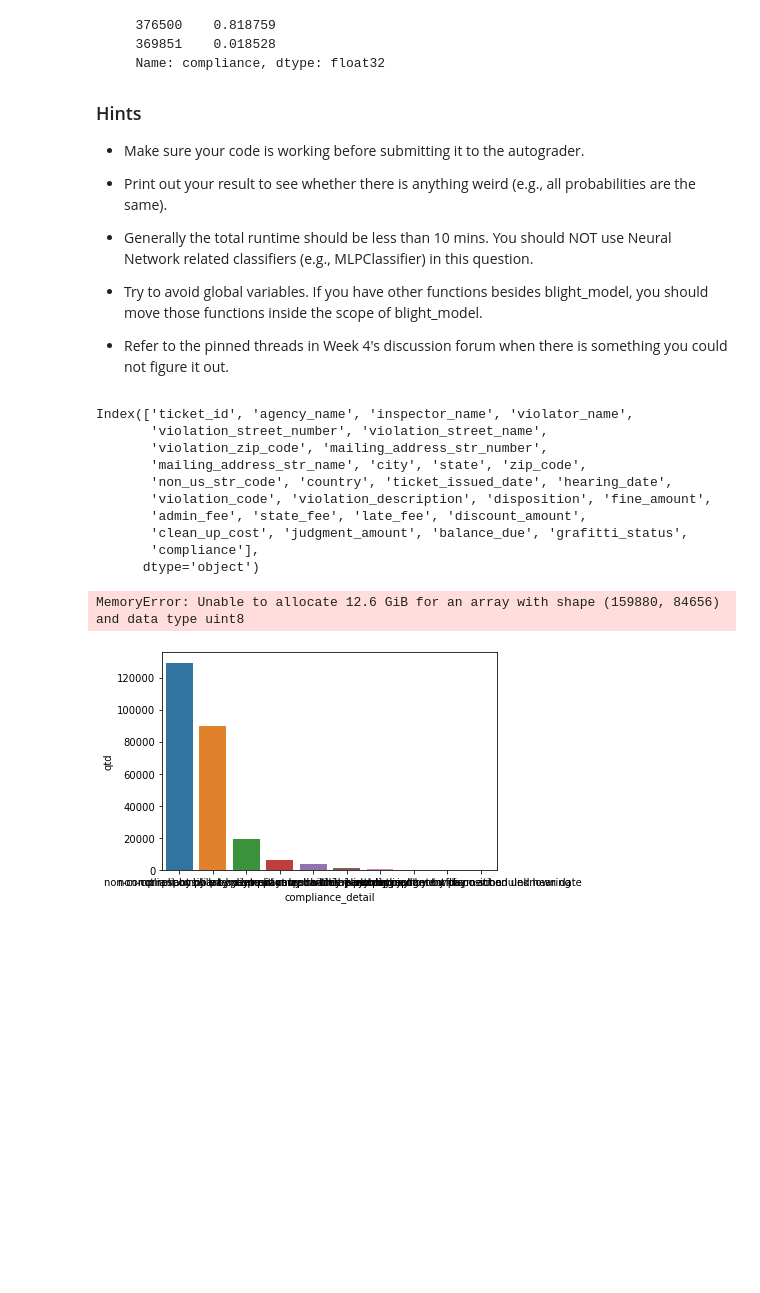
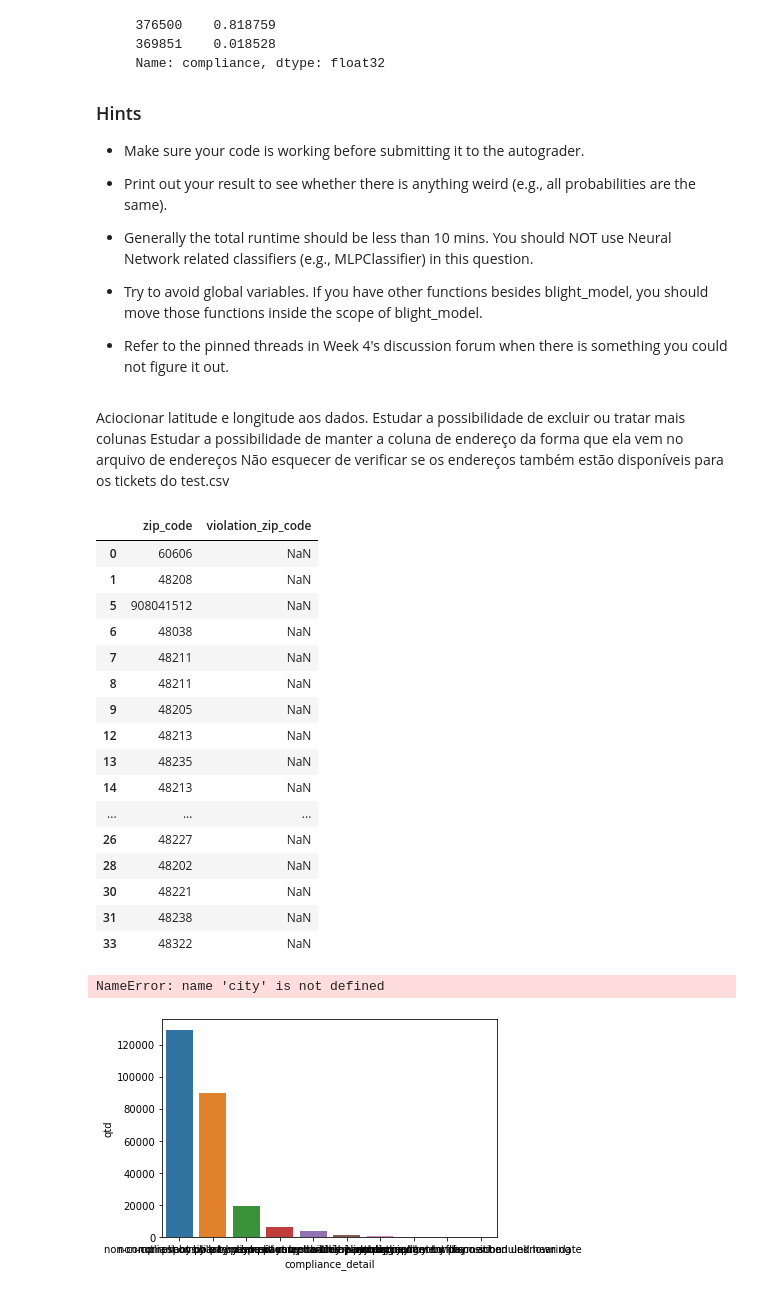
Before and after one commit to carlossantoro30/ml_studyproj_blight-ticket, a Jupyter notebook: Assignment_4_machine_learning.ipynb, the cells around one changed output. Drawn from its saved outputs; the diff is of its cells as text; code cells hidden in the pictures; blank space fills up the shorter version.

Commit message:
Alteracoes na funcao de leitura e transformacao dos dados de treino

```diff
--- a/Assignment_4_machine_learning.ipynb
+++ b/Assignment_4_machine_learning.ipynb
@@ -123,31 +123,58 @@ def blight_model():
     return # Your answer here
 # %%
 blight_model()
-# %%
-x.columns
-# %% [output]
-Index(['ticket_id', 'agency_name', 'inspector_name', 'violator_name',
-       'violation_street_number', 'violation_street_name',
-       'violation_zip_code', 'mailing_address_str_number',
-       'mailing_address_str_name', 'city', 'state', 'zip_code',
-       'non_us_str_code', 'country', 'ticket_issued_date', 'hearing_date',
-       'violation_code', 'violation_description', 'disposition', 'fine_amount',
-       'admin_fee', 'state_fee', 'late_fee', 'discount_amount',
-       'clean_up_cost', 'judgment_amount', 'balance_due', 'grafitti_status',
-       'compliance'],
-      dtype='object')
+# %% [markdown]
+Aciocionar latitude e longitude aos dados.
+Estudar a possibilidade de excluir ou tratar mais colunas
+Estudar a possibilidade de manter a coluna de endereço da forma que ela vem no arquivo de endereços
+Não esquecer de verificar se os endereços também estão disponíveis para os tickets do test.csv
 # %%
-def get_data():
+def get_trasnform_data():
+    address = pd.read_csv('readonly/a')
+
     raw_data = pd.read_csv('readonly/train.csv', encoding='windows-1250')
-    columns_to_drop = ['payment_amount', 'payment_date', 'payment_status', 'payment_status',
-                        'collection_status', 'compliance_detail', 'ticket_id', 'violator_name']
-    df = raw_data[~raw_data.compliance.isna()].drop(columns_to_drop, axis='columns')
-    y_train = pd.get_dummies(df.compliance)
-    X_train = pd.get_dummies(df.drop('compliance', axis='columns'))
-    return (raw_data, df, X_train, y_train)
-raw_data, x, X_train, y_train = get_data()
+    df = raw_data[~raw_data.compliance.isna()]
+    df['another_city'] = df.city != 'Detroit'
+    df['another_state'] != df.state != 'MI'
+    transformed_vars = ['city', 'state']
+    leakage_var = ['payment_amount', 'payment_date', 'payment_status', 'payment_status', 'collection_status', 'compliance_detail']
+    noise_var = ['ticket_id', 'violator_name', 'violation_street_number']
+    columns_to_drop = leakage_var + noise_var + transformed_vars
+    df = df.drop(columns_to_drop, axis='columns')
+    #y_train = pd.get_dummies(df.compliance)
+    #X_train = pd.get_dummies(df.drop('compliance', axis='columns'))
+    return (raw_data, df)#, X_train, y_train)
+raw_data, x = get_trasnform_data()
-# %% [output]
-MemoryError: Unable to allocate 12.6 GiB for an array with shape (159880, 84656) and data type uint8
+# %%
+x[['zip_code', 'violation_zip_code']].head(20)
+# %% [output]
+|  | zip_code | violation_zip_code |
+| 0 | 60606 | NaN |
+| 1 | 48208 | NaN |
+| 5 | 908041512 | NaN |
+| 6 | 48038 | NaN |
+| 7 | 48211 | NaN |
+| 8 | 48211 | NaN |
+| 9 | 48205 | NaN |
+| 12 | 48213 | NaN |
+| 13 | 48235 | NaN |
+| 14 | 48213 | NaN |
+| ... | ... | ... |
+| 26 | 48227 | NaN |
+| 28 | 48202 | NaN |
+| 30 | 48221 | NaN |
+| 31 | 48238 | NaN |
+| 33 | 48322 | NaN |
+# %%
+raw_data = pd.read_csv('readonly/train.csv', encoding='windows-1250')
+columns_to_drop = ['payment_amount', 'payment_date', 'payment_status', 'payment_status', 'collection_status', #leakage variables
+                'compliance_detail', 'ticket_id', 'violator_name', #noise variables
+                'violation_street_number']
+x = raw_data[~raw_data.compliance.isna()].drop(columns_to_drop, axis='columns')
+x.dtypes
+x[[city, country]].head(20)
+# %% [output]
+NameError: name 'city' is not defined
 # %%
 import matplotlib.pyplot as plt
 import seaborn as sns
```
